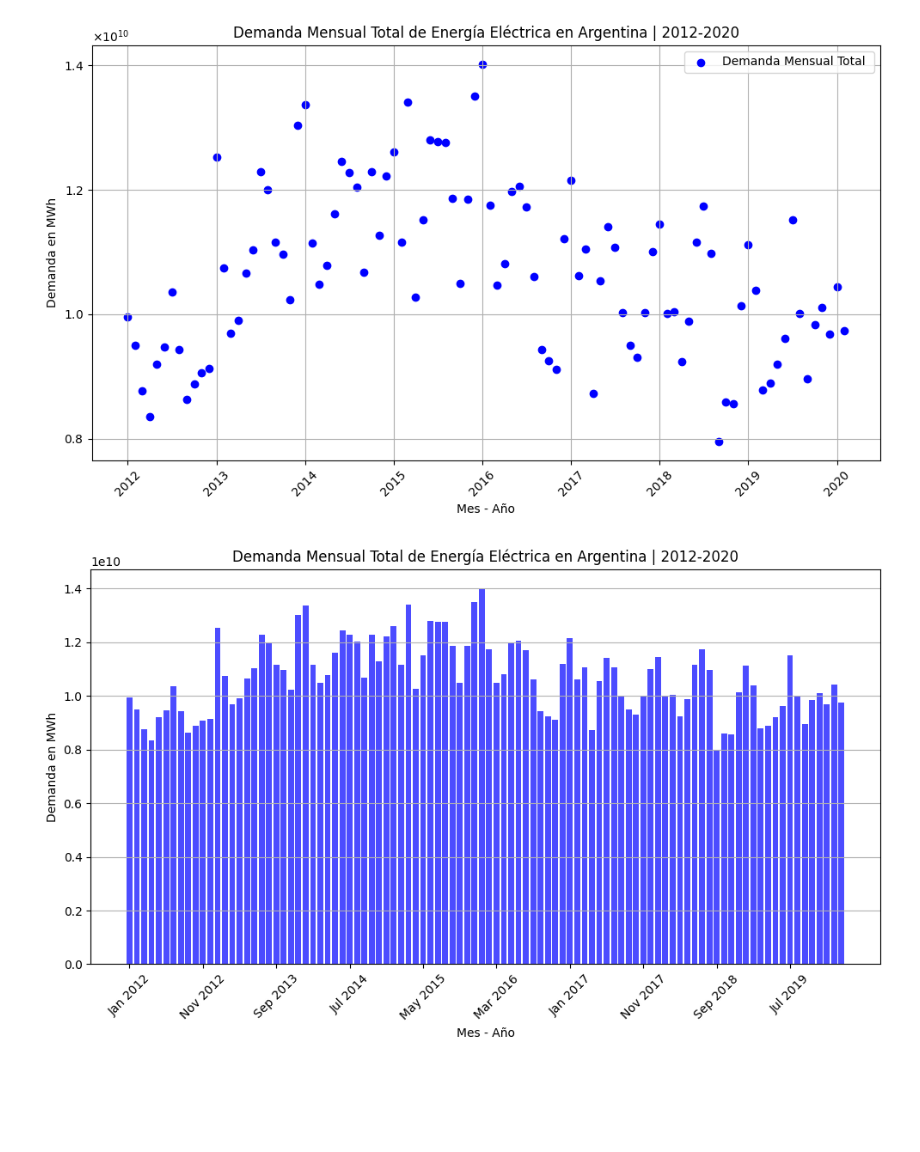
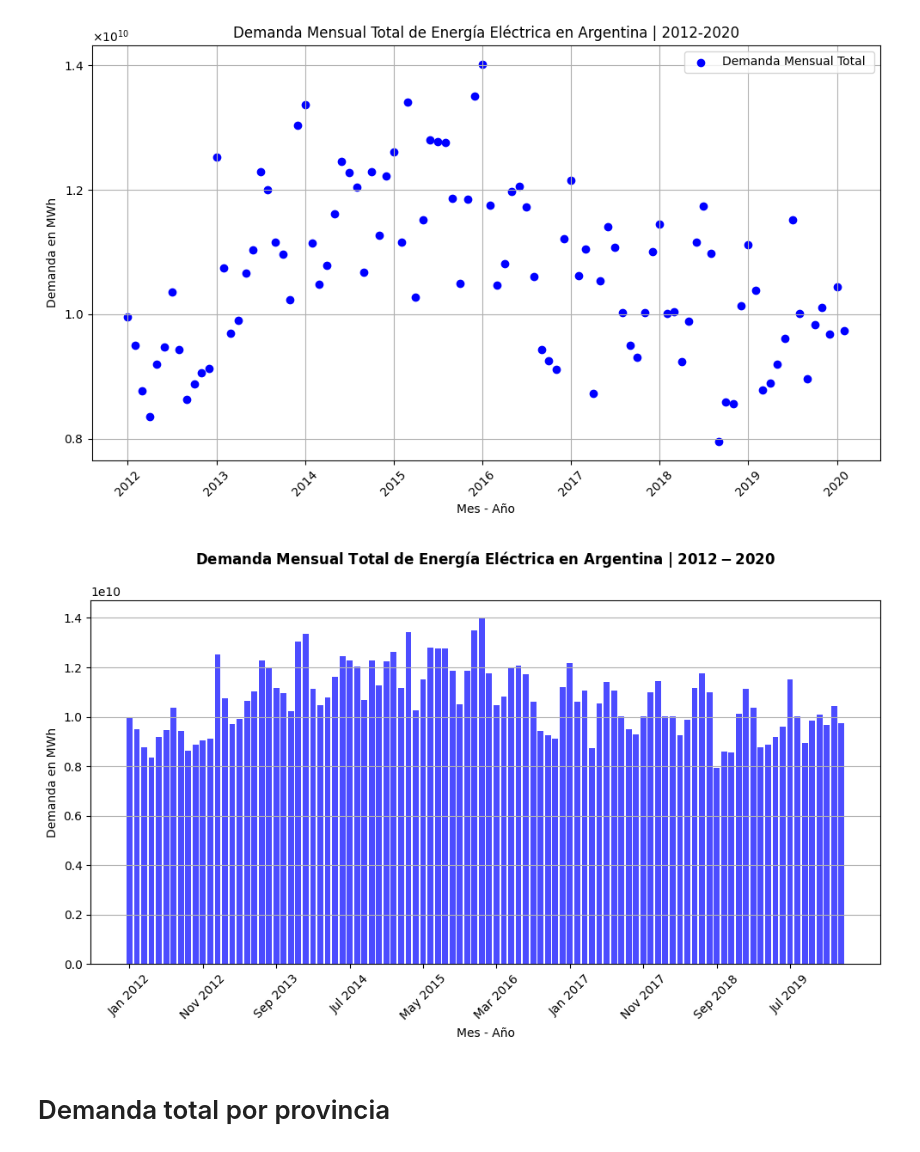
Before and after one commit to manuel-barreiro/prediccion-demanda-electrica, a Jupyter notebook: analisisDescriptivo.ipynb, the cells around one changed output. Cells and saved outputs as stored; diff of their text form; code cells hidden in the pictures; blank space fills up the shorter version.

```diff
--- a/analisisDescriptivo.ipynb
+++ b/analisisDescriptivo.ipynb
@@ -124,26 +124,28 @@ plot.show()
 # %%
 # Extraer el año y el mes de la columna 'YearMonth'
 result['Year'] = pd.to_datetime(result['YearMonth']).dt.year
 result['Month'] = pd.to_datetime(result['YearMonth']).dt.strftime('%b %Y')
 
 # Crear el histograma
 plot.figure(figsize=(10, 6))
 plot.bar(result['Month'], result['demanda_MWh'], color='blue', alpha=0.7)
 
 # Personalizar el gráfico
-plot.title('Demanda Mensual Total de Energía Eléctrica en Argentina | 2012-2020')
+plot.title(r'$\mathbf{Demanda\ Mensual\ Total\ de\ Energía\ Eléctrica\ en\ Argentina\ | \ 2012-2020}$', pad=30)
 plot.xlabel('Mes - Año')
 plot.ylabel('Demanda en MWh')
 plot.grid(axis='y')
 
 # Rotar las etiquetas del eje x para una mejor legibilidad
 # Reducir la cantidad de etiquetas en el eje X
 tick_spacing = 10  # Espacio entre etiquetas en el eje X
 plot.xticks(np.arange(0, len(result.index), tick_spacing), result['Month'][::tick_spacing], rotation=45)
 
 
 # Mostrar el gráfico
 plot.tight_layout()
 plot.show()
 # %% [output]
-[figure, old version]
+[figure, new version]
+# %% [markdown]
+# Demanda total por provincia
```
Also changed, not shown: parts of 13 cells of this notebook, 1 other file.
